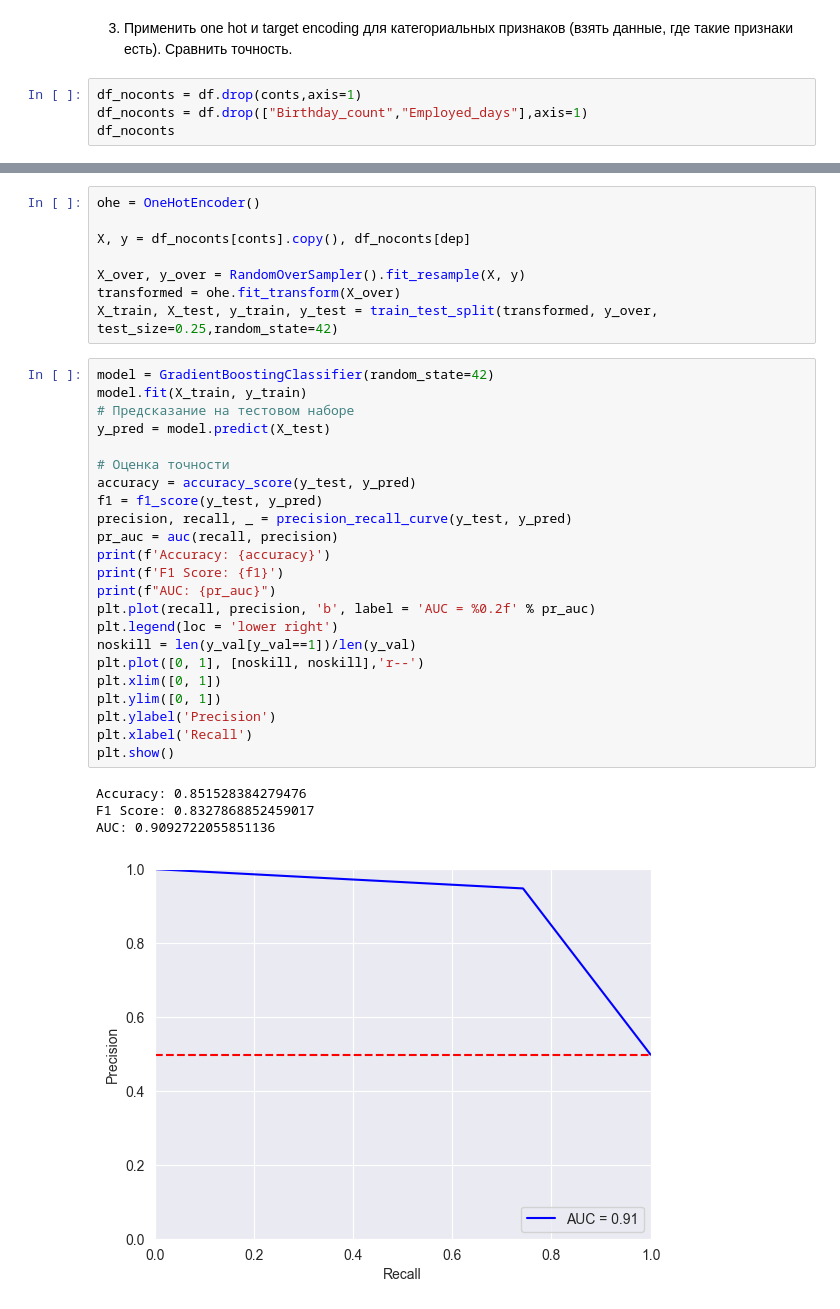
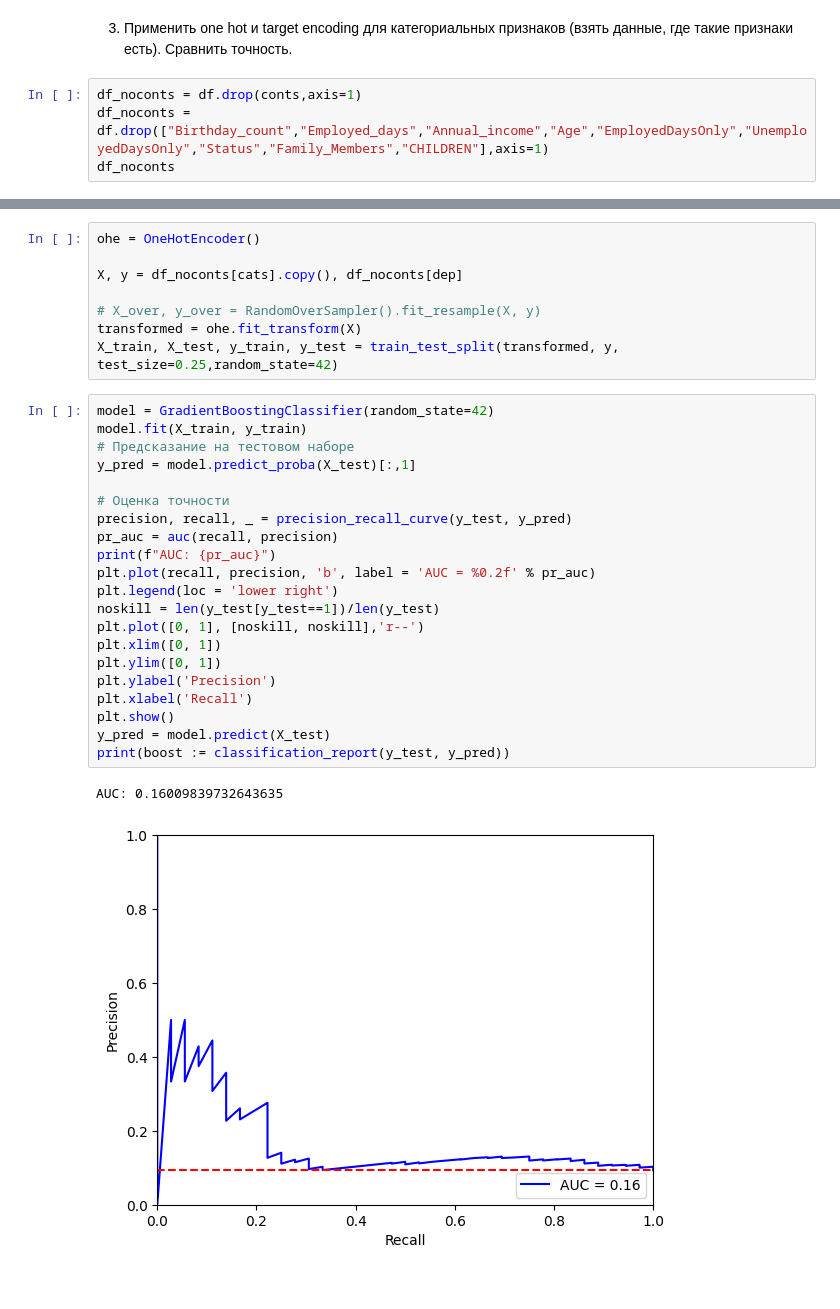
Before and after one commit to Sovego/ML_labs, a Jupyter notebook: lab4.ipynb, the cells around one changed output, grey strips where cells are left out. Drawn from its saved outputs; the diff is of its cells as text.

```diff
--- a/lab4.ipynb
+++ b/lab4.ipynb
@@ -302,6 +364,6 @@ AUC: 0.8474956451189539
 где такие признаки есть). Сравнить точность.
 # %%
 df_noconts = df.drop(conts,axis=1)
-df_noconts = df.drop(["Birthday_count","Employed_days"],axis=1)
+df_noconts = df.drop(["Birthday_count","Employed_days","Annual_income","Age","EmployedDaysOnly","UnemployedDaysOnly","Status","Family_Members","CHILDREN"],axis=1)
 df_noconts
 # %% [output]
@@ -321,36 +383,32 @@ df_noconts
 # %%
 ohe = OneHotEncoder()
 
-X, y = df_noconts[conts].copy(), df_noconts[dep]
+X, y = df_noconts[cats].copy(), df_noconts[dep]
 
-X_over, y_over = RandomOverSampler().fit_resample(X, y)
-transformed = ohe.fit_transform(X_over)
-X_train, X_test, y_train, y_test = train_test_split(transformed, y_over, test_size=0.25,random_state=42)
+# X_over, y_over = RandomOverSampler().fit_resample(X, y)
+transformed = ohe.fit_transform(X)
+X_train, X_test, y_train, y_test = train_test_split(transformed, y, test_size=0.25,random_state=42)
 # %%
 model = GradientBoostingClassifier(random_state=42)
 model.fit(X_train, y_train)
 # Предсказание на тестовом наборе
-y_pred = model.predict(X_test)
+y_pred = model.predict_proba(X_test)[:,1]
 
 # Оценка точности
-accuracy = accuracy_score(y_test, y_pred)
-f1 = f1_score(y_test, y_pred)
 precision, recall, _ = precision_recall_curve(y_test, y_pred)
 pr_auc = auc(recall, precision)
-print(f'Accuracy: {accuracy}')
-print(f'F1 Score: {f1}')
 print(f"AUC: {pr_auc}")
 plt.plot(recall, precision, 'b', label = 'AUC = %0.2f' % pr_auc)
 plt.legend(loc = 'lower right')
-noskill = len(y_val[y_val==1])/len(y_val)
+noskill = len(y_test[y_test==1])/len(y_test)
 plt.plot([0, 1], [noskill, noskill],'r--')
 plt.xlim([0, 1])
 plt.ylim([0, 1])
 plt.ylabel('Precision')
 plt.xlabel('Recall')
 plt.show()
+y_pred = model.predict(X_test)
+print(boost := classification_report(y_test, y_pred))
 # %% [output]
-Accuracy: 0.851528384279476
-F1 Score: 0.8327868852459017
-AUC: 0.9092722055851136
+AUC: 0.16009839732643635
-[figure, old version]
+[figure, new version]
```
Also changed, not shown: parts of 23 cells of this notebook, 1 other file.
